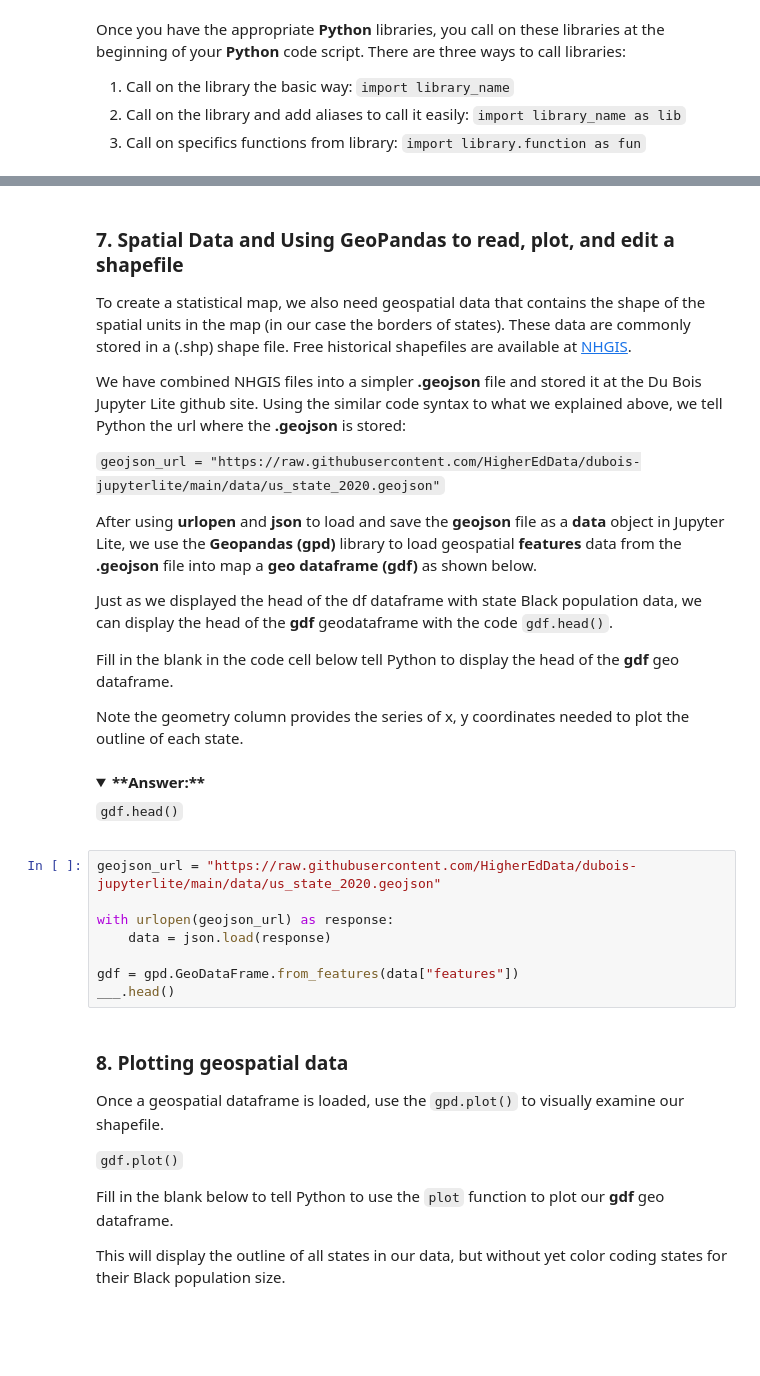
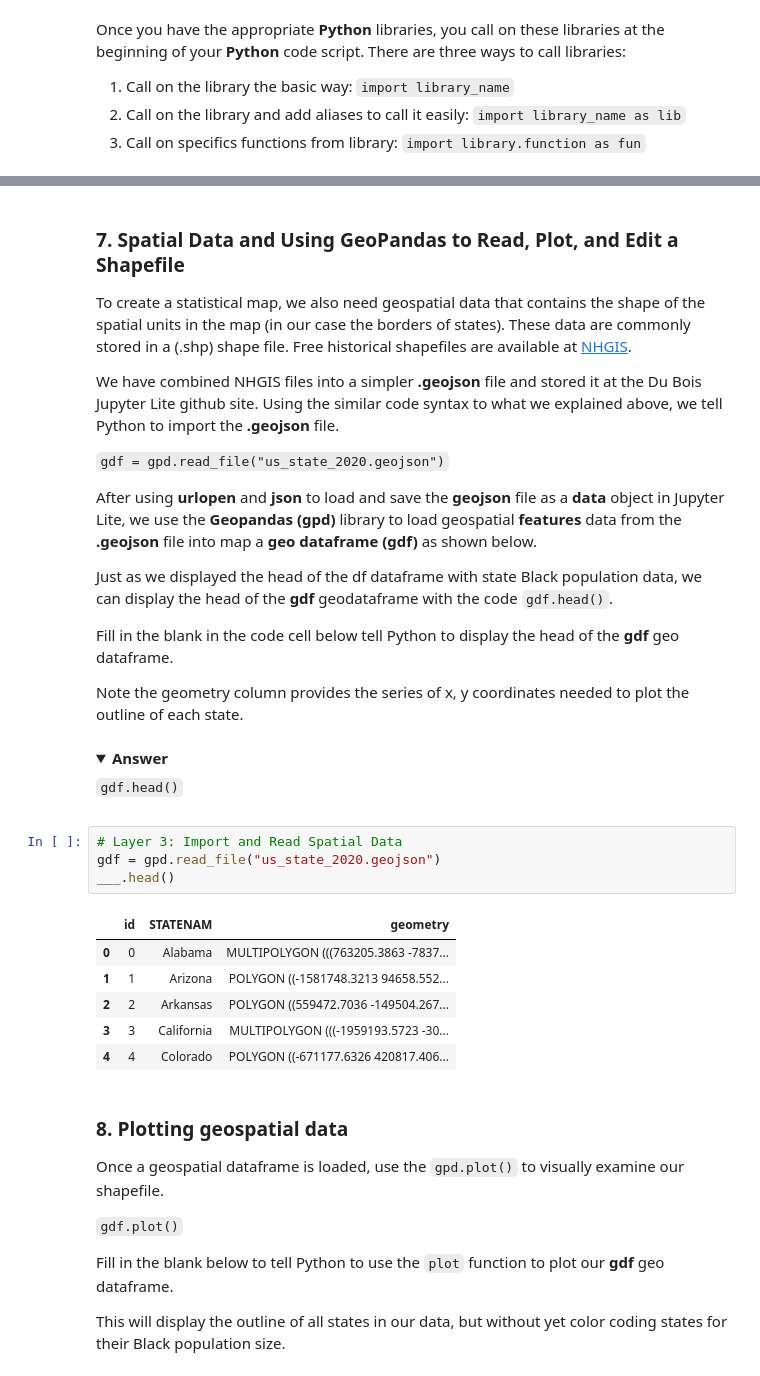
Before and after one commit to HigherEdData/dubois-jupyterlite, a Jupyter notebook: content/notebooks/py_popmap.ipynb, the cells around one changed output, grey strips where cells are left out. Drawn from its saved outputs; the diff is of its cells as text; folded sections open; blank space fills up the shorter version.

````diff
--- a/content/notebooks/py_popmap.ipynb
+++ b/content/notebooks/py_popmap.ipynb
@@ -151,11 +167,11 @@ df.head()
 # %% [markdown]
-### 7. Spatial Data and Using **GeoPandas** to read, plot, and edit a shapefile
+### 7. Spatial Data and Using **GeoPandas** to Read, Plot, and Edit a Shapefile
 
 To create a statistical map, we also need geospatial data that contains the shape of the spatial units in the map (in our case the borders of states). These data are commonly stored in a (.shp) shape file. Free historical shapefiles are available at [NHGIS]("https://www.nhgis.org/").
 
-We have combined NHGIS files into a simpler **.geojson** file and stored it at the Du Bois Jupyter Lite github site. Using the similar code syntax to what we explained above, we tell Python the url where the **.geojson** is stored:
+We have combined NHGIS files into a simpler **.geojson** file and stored it at the Du Bois Jupyter Lite github site. Using the similar code syntax to what we explained above, we tell Python to import the **.geojson** file.
 
-```geojson_url = "https://raw.githubusercontent.com/HigherEdData/dubois-jupyterlite/main/data/us_state_2020.geojson"```
+```gdf = gpd.read_file("us_state_2020.geojson")```
 
 After using **urlopen** and **json** to load and save the **geojson** file as a **data** object in Jupyter Lite, we use the **Geopandas (gpd)** library to load geospatial **features** data from the **.geojson** file into map a **geo dataframe (gdf)** as shown below.
 
@@ -165,19 +181,22 @@ Fill in the blank in the code cell below tell Python to display the head of the
 
 Note the geometry column provides the series of x, y coordinates needed to plot the outline of each state.
 # %% [markdown]
-<details> <summary><strong>**Answer:** </strong></summary>
+<details> <summary><strong> Answer </strong></summary>
 
 ```gdf.head()```
 
 </details>
-# %%
-geojson_url = "https://raw.githubusercontent.com/HigherEdData/dubois-jupyterlite/main/data/us_state_2020.geojson"
-
-with urlopen(geojson_url) as response:
-    data = json.load(response)
-
-gdf = gpd.GeoDataFrame.from_features(data["features"])
-___.head()
+# %%
+# Layer 3: Import and Read Spatial Data
+gdf = gpd.read_file("us_state_2020.geojson")
+___.head()
+# %% [output]
+|  | id | STATENAM | geometry |
+| 0 | 0 | Alabama | MULTIPOLYGON (((763205.3863 -7837... |
+| 1 | 1 | Arizona | POLYGON ((-1581748.3213 94658.552... |
+| 2 | 2 | Arkansas | POLYGON ((559472.7036 -149504.267... |
+| 3 | 3 | California | MULTIPOLYGON (((-1959193.5723 -30... |
+| 4 | 4 | Colorado | POLYGON ((-671177.6326 420817.406... |
 # %% [markdown]
 ### 8. Plotting geospatial data
 
````
Also changed, not shown: parts of 23 cells of this notebook.
